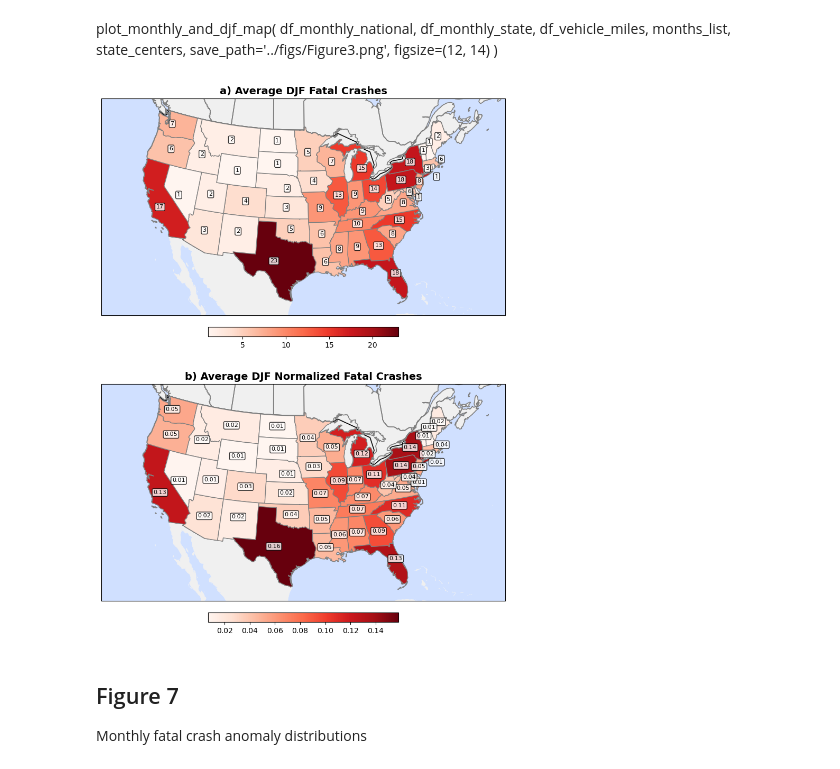
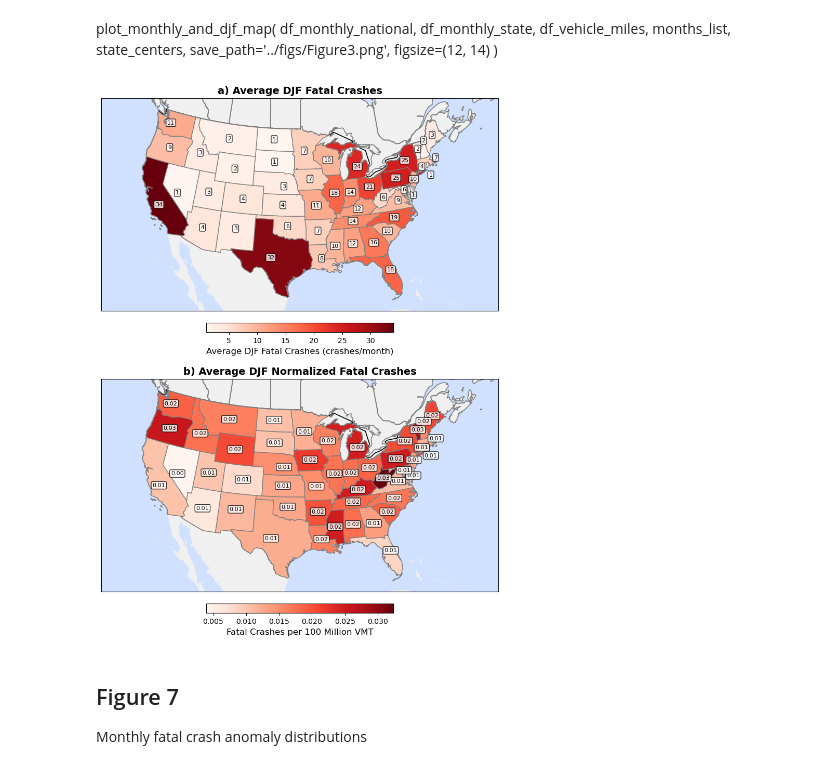
Before and after one commit to ou-esplab/S2S-transportation, a Jupyter notebook: src/Journal_Figs.ipynb, the cells around one changed output. Drawn from its saved outputs; the diff is of its cells as text; code cells hidden in the pictures.

```diff
--- a/src/Journal_Figs.ipynb
+++ b/src/Journal_Figs.ipynb
@@ -228,7 +228,8 @@ df_monthly_state=pd.read_csv('../data/combined_databases/database_monthly_summar
 ds_comp = xr.open_dataset('../data/wxregimes/era5_cluster_comp_z_na_DJF1981-2019.nc')
 ds_precip_clim= xr.open_dataset('../data/wxregimes/era5_cluster_comp_z_na_DJF1981-2019.nc')
 
-df_vehicle_miles=read_vmt_trips_by_state('../data/nhts2009transferabilityvtvmtbystate.csv')
+# FHWA state VMT: average annual VMT in millions of miles, 2008-2023 (FHWA Table VM-2)
+df_fhwa_vmt = pd.read_csv('../data/fhwa_state_vmt_avg_2008_2023.csv')
 # %%
 total = len(df_daily_national)
 missing = df_daily_national['FATAL_CRASH_COUNT'].isna().sum()
@@ -356,14 +357,14 @@ plot_monthly_and_djf_map(
 # %%
 plot_djf_state_anomaly_maps(
     df_monthly_state,
-    df_vehicle_miles,
+    df_fhwa_vmt,
     months_list,
     state_centers,
     save_path='../figs/Figure6.png',
     figsize=(8.5, 11)
 )
 # %% [output]
-[figure, old version]
+[figure, new version]
 # %% [markdown]
 ## Figure 7
 Monthly fatal crash anomaly distributions
```
Also changed, not shown: parts of 16 cells of this notebook, 6 other files.
